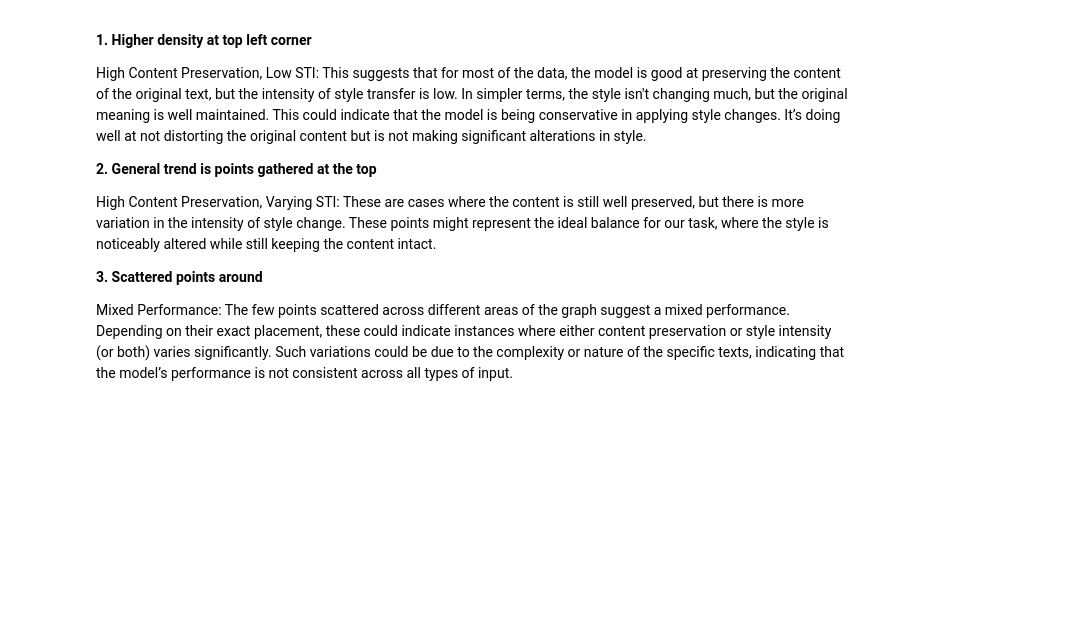
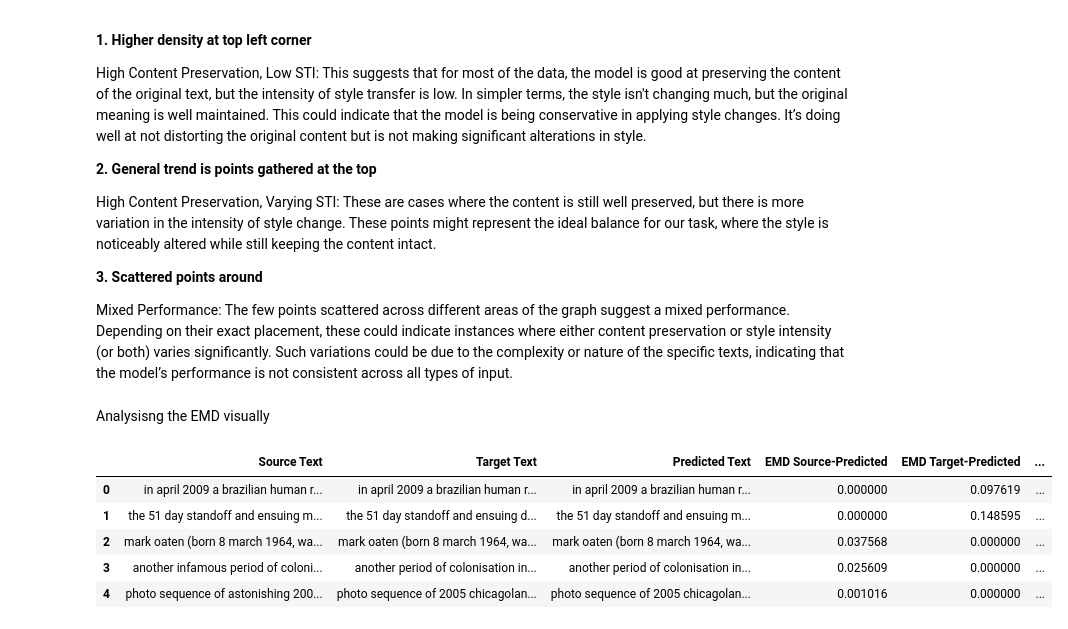
Before and after one commit to RU-Insane/Debiasing-Text-With-Style-Transfer, a Jupyter notebook: notebooks/analysis_evaluation.ipynb, the cells around one changed output. Drawn from its saved outputs; the diff is of its cells as text; code cells hidden in the pictures; blank space fills up the shorter version.

```diff
--- a/notebooks/analysis_evaluation.ipynb
+++ b/notebooks/analysis_evaluation.ipynb
@@ -81,3 +81,14 @@ High Content Preservation, Varying STI: These are cases where the content is sti
 **3. Scattered points around**
 
 Mixed Performance: The few points scattered across different areas of the graph suggest a mixed performance. Depending on their exact placement, these could indicate instances where either content preservation or style intensity (or both) varies significantly. Such variations could be due to the complexity or nature of the specific texts, indicating that the model’s performance is not consistent across all types of input.
+# %% [markdown]
+Analysisng the EMD visually
+# %%
+df.head()
+# %% [output]
+|  | Source Text | Target Text | Predicted Text | EMD Source-Predicted | EMD Target-Predicted | ... |
+| 0 | in april 2009 a brazilian human r... | in april 2009 a brazilian human r... | in april 2009 a brazilian human r... | 0.000000 | 0.097619 | ... |
+| 1 | the 51 day standoff and ensuing m... | the 51 day standoff and ensuing d... | the 51 day standoff and ensuing m... | 0.000000 | 0.148595 | ... |
+| 2 | mark oaten (born 8 march 1964, wa... | mark oaten (born 8 march 1964, wa... | mark oaten (born 8 march 1964, wa... | 0.037568 | 0.000000 | ... |
+| 3 | another infamous period of coloni... | another period of colonisation in... | another period of colonisation in... | 0.025609 | 0.000000 | ... |
+| 4 | photo sequence of astonishing 200... | photo sequence of 2005 chicagolan... | photo sequence of 2005 chicagolan... | 0.001016 | 0.000000 | ... |
```
Also changed, not shown: parts of 2 cells of this notebook, 1 other file.
